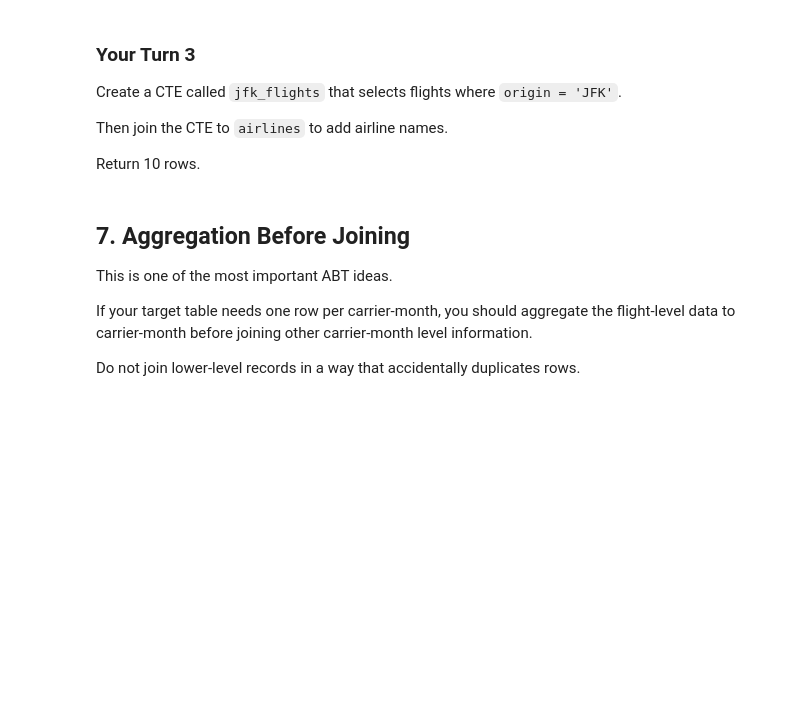
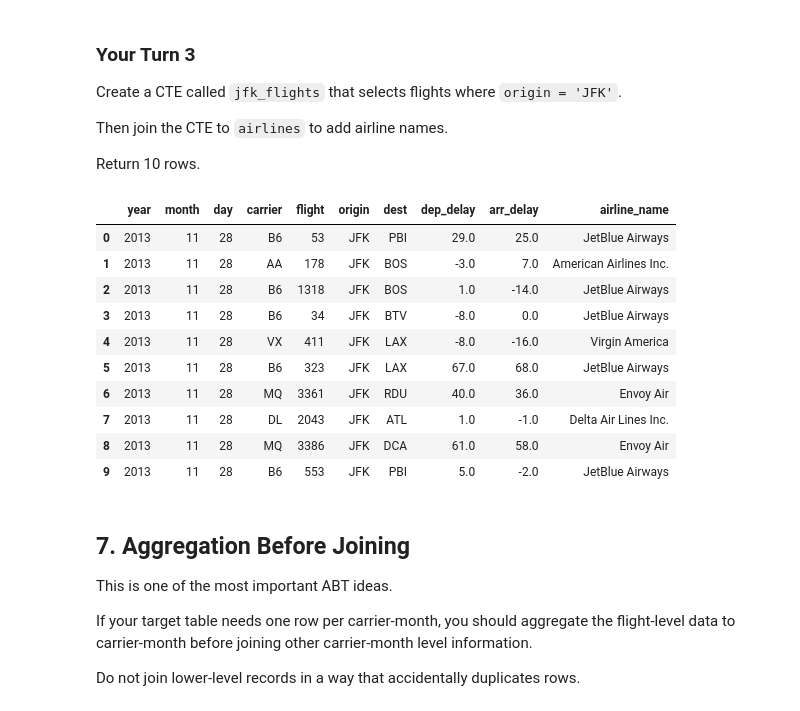
Before and after one commit to patriciaison/ban6003-week-09-10-mariapatriciaison, a Jupyter notebook: notebooks/module10_sql_joins_abt_guided_lab.ipynb, the cells around one changed output. Saved outputs shown, nothing was run; the diff lists cells and outputs as text; code cells hidden in the pictures; blank space fills up the shorter version.

Commit message:
Complete Module 10 SQL joins and ABT lab

```diff
--- a/notebooks/module10_sql_joins_abt_guided_lab.ipynb
+++ b/notebooks/module10_sql_joins_abt_guided_lab.ipynb
@@ -415,11 +525,43 @@ Return 10 rows.
 # %%
 # Your Turn 3
 
 query = '''
-
+WITH jfk_flights AS (
+    SELECT
+        year,
+        month,
+        day,
+        carrier,
+        flight,
+        origin,
+        dest,
+        dep_delay,
+        arr_delay
+    FROM flights
+    WHERE origin = 'JFK'
+)
+SELECT
+    jf.*,
+    a.name AS airline_name
+FROM jfk_flights AS jf
+LEFT JOIN airlines AS a
+    ON jf.carrier = a.carrier
+LIMIT 10;
 '''
 
 run_query(query, engine)
+# %% [output]
+|  | year | month | day | carrier | flight | origin | dest | dep_delay | arr_delay | airline_name |
+| 0 | 2013 | 11 | 28 | B6 | 53 | JFK | PBI | 29.0 | 25.0 | JetBlue Airways |
+| 1 | 2013 | 11 | 28 | AA | 178 | JFK | BOS | -3.0 | 7.0 | American Airlines Inc. |
+| 2 | 2013 | 11 | 28 | B6 | 1318 | JFK | BOS | 1.0 | -14.0 | JetBlue Airways |
+| 3 | 2013 | 11 | 28 | B6 | 34 | JFK | BTV | -8.0 | 0.0 | JetBlue Airways |
+| 4 | 2013 | 11 | 28 | VX | 411 | JFK | LAX | -8.0 | -16.0 | Virgin America |
+| 5 | 2013 | 11 | 28 | B6 | 323 | JFK | LAX | 67.0 | 68.0 | JetBlue Airways |
+| 6 | 2013 | 11 | 28 | MQ | 3361 | JFK | RDU | 40.0 | 36.0 | Envoy Air |
+| 7 | 2013 | 11 | 28 | DL | 2043 | JFK | ATL | 1.0 | -1.0 | Delta Air Lines Inc. |
+| 8 | 2013 | 11 | 28 | MQ | 3386 | JFK | DCA | 61.0 | 58.0 | Envoy Air |
+| 9 | 2013 | 11 | 28 | B6 | 553 | JFK | PBI | 5.0 | -2.0 | JetBlue Airways |
 # %% [markdown]
 ## 7. Aggregation Before Joining
 
```
Also changed, not shown: parts of 34 cells of this notebook, 2 other files.
